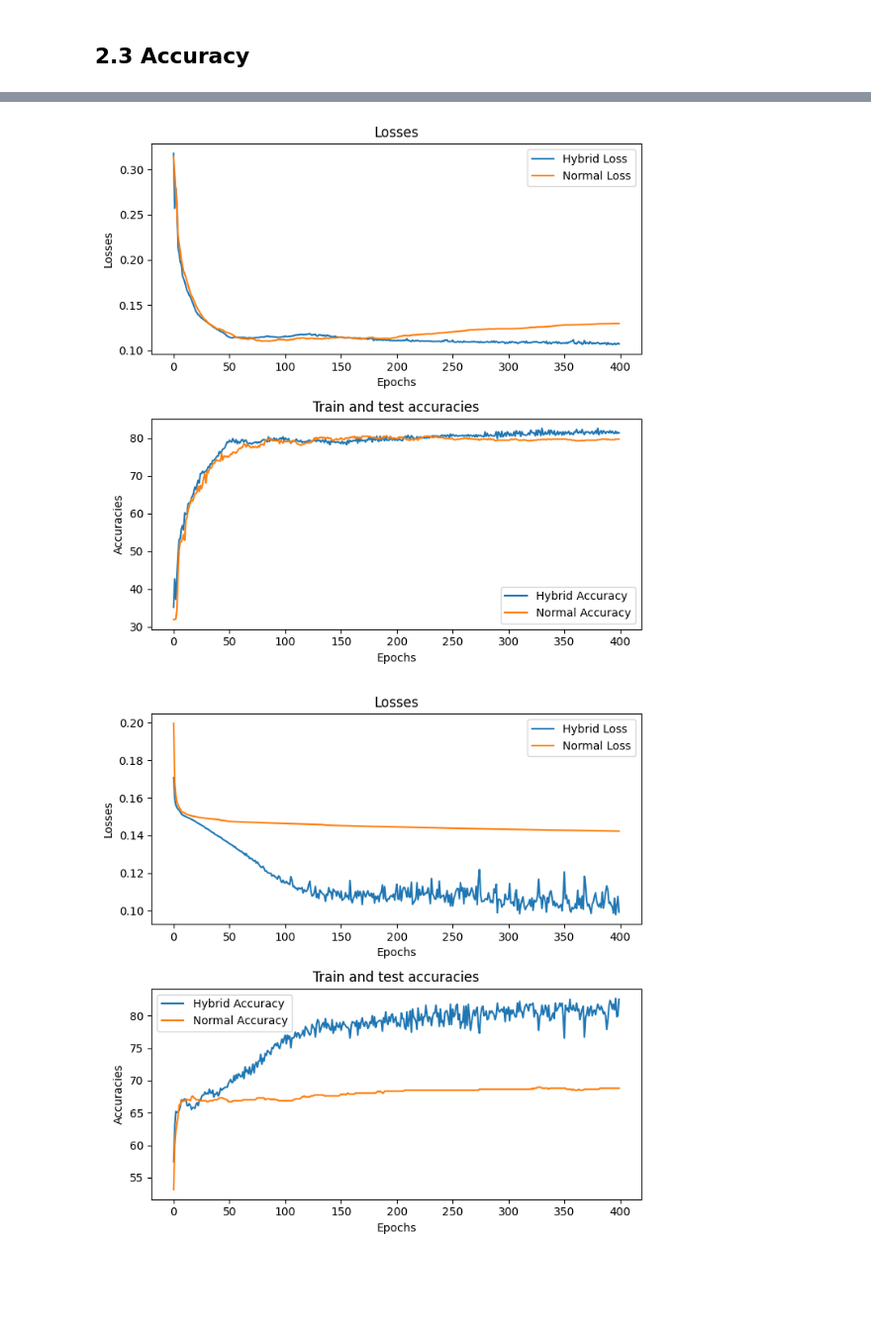
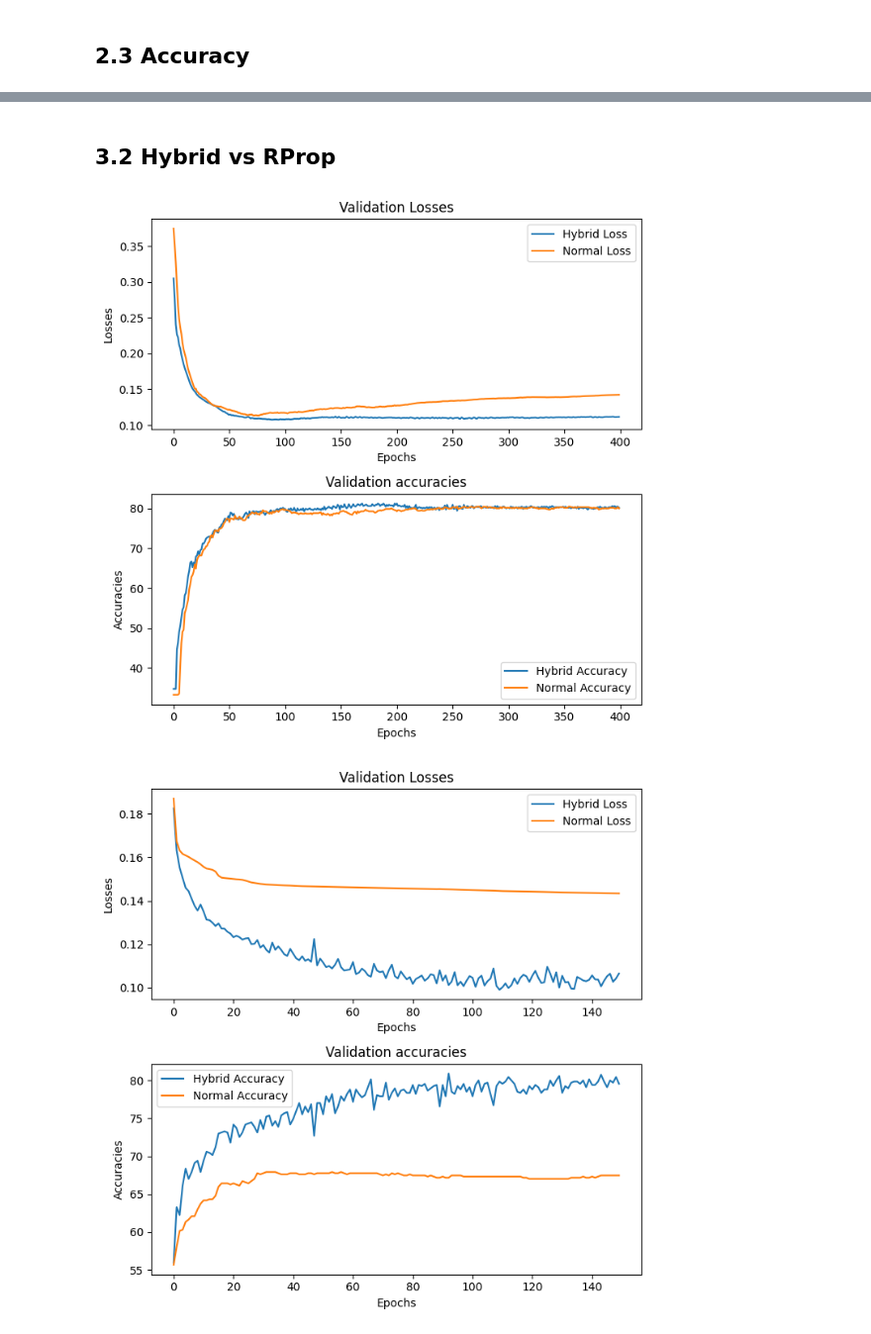
Before and after one commit to Klairgo/COS-711-Assignment-2, a Jupyter notebook: u21555258.ipynb, the cells around one changed output, grey strips where cells are left out. Shown at 99% size. Drawn from its saved outputs; the diff is of its cells as text; code cells hidden in the pictures; blank space fills up the shorter version.

```diff
--- a/u21555258.ipynb
+++ b/u21555258.ipynb
@@ -1355,3 +1458,5 @@ Average loss 0.10716585367918015
+# %% [markdown]
+## 3.2 Hybrid vs RProp
 # %%
 # Full
 act_funct = nn.LeakyReLU()
@@ -1370,10 +1475,10 @@ stack = nn.Sequential(
 
 accuracy = []
 loss = []
-epochs = 400
+epochs =400
 
 model = NeuralNetwork(nn.MSELoss(),epochs , stack, 0.001, df, optim.Adam)
-epoch_accuracy_train, epoch_accuracy_val, epoch_loss, epoch_val_loss = model.run_hybrid_full(False, True)
+epoch_accuracy_train, epoch_accuracy_val, epoch_loss, epoch_val_loss = model.run_hybrid_full(False, True, True)
 
 stack = nn.Sequential(
     nn.Linear(12, 128),
@@ -1422,41 +1527,41 @@ stack = nn.Sequential(
 
 accuracy = []
 loss = []
-epochs = 500
+epochs = 150
 
 model = NeuralNetwork(nn.MSELoss(),epochs , stack, 0.001, df, optim.Adam)
-epoch_accuracy_train, epoch_accuracy_val, epoch_loss, epoch_val_loss = model.run_hybrid_batch(100, False, True)
+epoch_accuracy_train, epoch_accuracy_val, epoch_loss, epoch_val_loss = model.run_hybrid_batch(100, False, True, True)
 
 stack = nn.Sequential(
     nn.Linear(12, 128),
     act_funct,
     nn.Linear(128, 128),
     act_funct,
     nn.Linear(128, 128),
     act_funct,
     nn.Linear(128, 32),
     act_funct,
     nn.Linear(32, 3),
 )
 
 model = NeuralNetwork(nn.MSELoss(),epochs , stack, 0.001, df, optim.Rprop)
 epoch_accuracy_train2, epoch_accuracy_val2, epoch_loss2, epoch_val_loss2 = model.run_batch(100, False, True)
 
 fig,pos = plt.subplots(2,1,figsize=(7,7))
 pos[0].plot(range(epochs),epoch_val_loss, label="Hybrid Loss")
 pos[0].plot(range(epochs),epoch_val_loss2, label="Normal Loss")
 pos[0].set_xlabel("Epochs")
 pos[0].set_ylabel("Losses")
 pos[0].set_title("Validation Losses")
 pos[0].legend()
 pos[1].plot(range(epochs),epoch_accuracy_val,label="Hybrid Accuracy")
 pos[1].plot(range(epochs),epoch_accuracy_val2,label="Normal Accuracy")
 pos[1].set_xlabel("Epochs")
 pos[1].set_ylabel("Accuracies")
 pos[1].set_title("Validation accuracies")
 pos[1].legend()
 plt.tight_layout()
 # %% [output]
-[figure, old version]
+[figure, new version]
-[figure, old version]
+[figure, new version]
 # %% [markdown]
```
Also changed, not shown: parts of 11 cells of this notebook.
